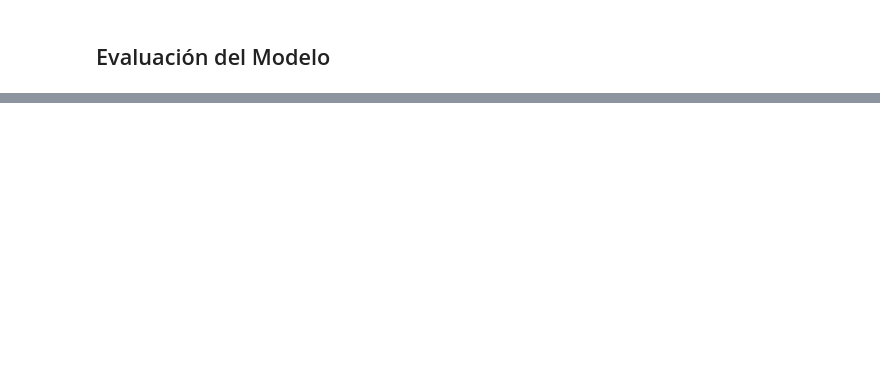
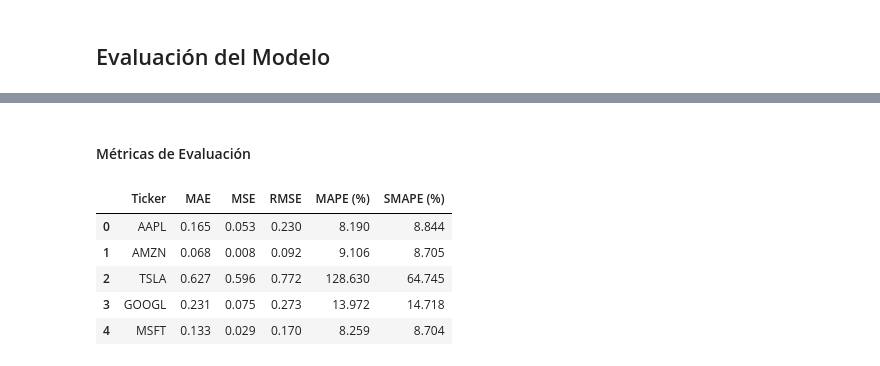
Before and after one commit to yoel79/TFM, a Jupyter notebook: Informer_Model/Informer_Model.ipynb, the cells around one changed output, grey strips where cells are left out. Drawn from its saved outputs; the diff is of its cells as text; code cells hidden in the pictures; blank space fills up the shorter version.

```diff
--- a/Informer_Model/Informer_Model.ipynb
+++ b/Informer_Model/Informer_Model.ipynb
@@ -364 +245,41 @@ LOCAL_RANK: 0 - CUDA_VISIBLE_DEVICES: [0]
+# %% [markdown]
+#### Métricas de Evaluación
+# %%
+def mape(y_true, y_pred):
+    return np.mean(np.abs((y_true - y_pred) / y_true)) * 100
+
+def smape(y_true, y_pred):
+    return 100 * np.mean(2 * np.abs(y_pred - y_true) / (np.abs(y_true) + np.abs(y_pred)))
+
+# Calcular métricas por ticker
+metrics = []
+
+for uid in df_final['unique_id'].unique():
+    y_true = cv_result[cv_result['unique_id'] == uid]['y'].values
+    y_pred = cv_result[cv_result['unique_id'] == uid]['Informer'].values
+
+    mae = mean_absolute_error(y_true, y_pred)
+    mse = mean_squared_error(y_true, y_pred)
+    rmse = np.sqrt(mse)
+    mape_val = mape(y_true, y_pred)
+    smape_val = smape(y_true, y_pred)
+
+    metrics.append({
+        'Ticker': tickers[uid],
+        'MAE': mae,
+        'MSE': mse,
+        'RMSE': rmse,
+        'MAPE (%)': mape_val,
+        'SMAPE (%)': smape_val
+    })
+
+metrics_df = pd.DataFrame(metrics)
+metrics_df.round(3)
+# %% [output]
+|  | Ticker | MAE | MSE | RMSE | MAPE (%) | SMAPE (%) |
+| 0 | AAPL | 0.165 | 0.053 | 0.230 | 8.190 | 8.844 |
+| 1 | AMZN | 0.068 | 0.008 | 0.092 | 9.106 | 8.705 |
+| 2 | TSLA | 0.627 | 0.596 | 0.772 | 128.630 | 64.745 |
+| 3 | GOOGL | 0.231 | 0.075 | 0.273 | 13.972 | 14.718 |
+| 4 | MSFT | 0.133 | 0.029 | 0.170 | 8.259 | 8.704 |
 # %% [markdown]
```
Also changed, not shown: parts of 27 cells of this notebook, 3 other files.
